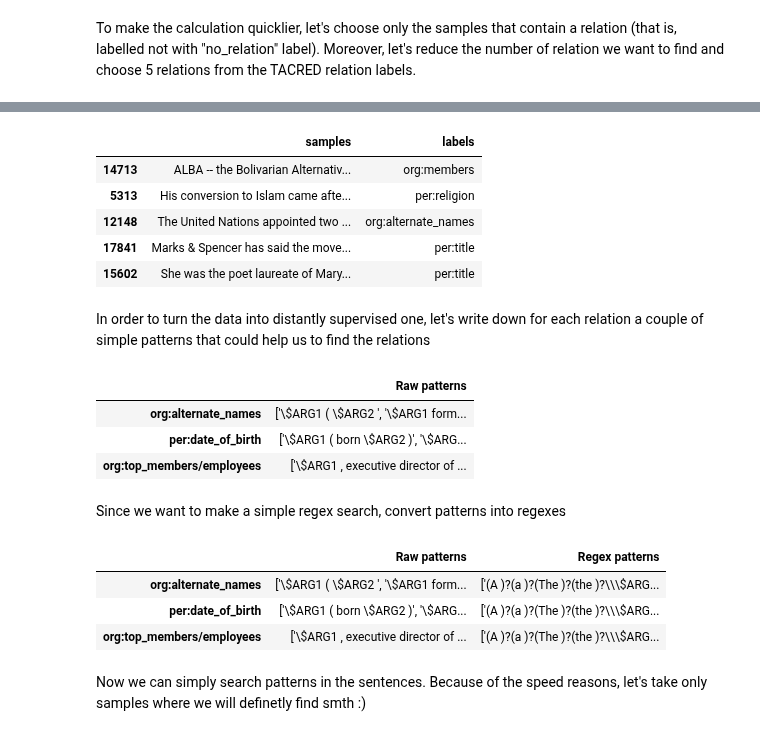
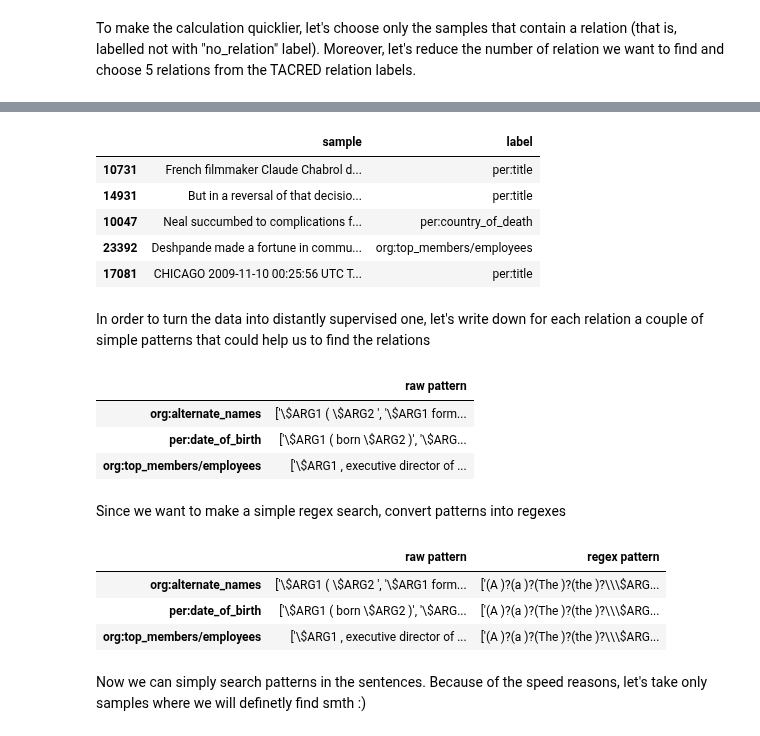
Before and after one commit to knodle/knodle, a Jupyter notebook: tutorials/RelationExtractionDataset/Prepare_RE_Data.ipynb, the cells around one changed output, grey strips where cells are left out. Saved outputs shown, nothing was run; the diff lists cells and outputs as text; code cells hidden in the pictures.

```diff
--- a/tutorials/RelationExtractionDataset/Prepare_RE_Data.ipynb
+++ b/tutorials/RelationExtractionDataset/Prepare_RE_Data.ipynb
@@ -48,9 +46,9 @@ def process_data(path_to_data):
                 elif token == "-RRB-":
                     token = ")"
                 sample += " " + token
-    return samples, relations
+    return pd.DataFrame.from_dict({"sample": samples, "label": relations})
 
-samples, labels = process_data(conll_file)
+samples = process_data(conll_file)
 # %% [markdown]
 Let's inspect all relation labels that we have in our dataset
 # %%
@@ -60,3 +57,0 @@ print(set(labels))
-# %%
-samples = pd.DataFrame.from_dict({"samples": samples, "labels": labels})
-samples.head()
@@ -76,4 +60,2 @@ selected_labels = {'org:alternate_names', 'per:date_of_birth', "org:top_members/
 # %%
-# todo: simplify
-relevant_samples = samples[samples["labels"]!='no_relation'].sample(n=400)
-relevant_samples.groupby('labels').count()
+selected_samples = samples[samples["label"]!='no_relation'].sample(n=400, random_state=5)
@@ -99,12 +62,12 @@ relevant_samples.groupby('labels').count()
 # %%
-relevant_samples.head()
+selected_samples.head()
 # %% [output]
-|  | samples | labels |
-| 14713 | ALBA -- the Bolivarian Alternativ... | org:members |
-| 5313 | His conversion to Islam came afte... | per:religion |
-| 12148 | The United Nations appointed two ... | org:alternate_names |
-| 17841 | Marks & Spencer has said the move... | per:title |
-| 15602 | She was the poet laureate of Mary... | per:title |
+|  | sample | label |
+| 10731 | French filmmaker Claude Chabrol d... | per:title |
+| 14931 | But in a reversal of that decisio... | per:title |
+| 10047 | Neal succumbed to complications f... | per:country_of_death |
+| 23392 | Deshpande made a fortune in commu... | org:top_members/employees |
+| 17081 | CHICAGO 2009-11-10 00:25:56 UTC T... | per:title |
 # %% [markdown]
 In order to turn the data into distantly supervised one, let's write down for each relation a couple of simple patterns that could help us to find the relations
 # %%
@@ -129,7 +90,7 @@ def escape_dollar(string):
 # %%
-patterns.apply(lambda x: [escape_dollar(pattern) for pattern in x]).head()
+relation_patterns_df.apply(lambda x: escape_dollar(x)).head()
 # %% [output]
-|  | Raw patterns |
+|  | raw pattern |
 | org:alternate_names | ['\$ARG1 ( \$ARG2 ', '\$ARG1 form... |
 | per:date_of_birth | ['\$ARG1 ( born \$ARG2 )', '\$ARG... |
 | org:top_members/employees | ['\$ARG1 , executive director of ... |
@@ -140,13 +101,14 @@ def preprocess_patterns(patterns):
     regex_patterns = [re.sub("\\\\\\$ARG", "(A )?(a )?(The )?(the )?\\$ARG", re.escape(pattern)) for pattern in patterns]
     return regex_patterns
 
-patterns["Regex patterns"] = patterns["Raw patterns"].apply(preprocess_patterns)
-patterns.apply(lambda x: [escape_dollar(pattern) for pattern in x]).head()
+relation_patterns_df["regex pattern"] = relation_patterns_df["raw pattern"].apply(preprocess_patterns)
-# %% [output]
-|  | Raw patterns | Regex patterns |
-| org:alternate_names | ['\$ARG1 ( \$ARG2 ', '\$ARG1 form... | ['(A )?(a )?(The )?(the )?\\\$ARG... |
-| per:date_of_birth | ['\$ARG1 ( born \$ARG2 )', '\$ARG... | ['(A )?(a )?(The )?(the )?\\\$ARG... |
-| org:top_members/employees | ['\$ARG1 , executive director of ... | ['(A )?(a )?(The )?(the )?\\\$ARG... |
+# %%
+relation_patterns_df.apply(lambda x: escape_dollar(x)).head()
+# %% [output]
+|  | raw pattern | regex pattern |
+| org:alternate_names | ['\$ARG1 ( \$ARG2 ', '\$ARG1 form... | ['(A )?(a )?(The )?(the )?\\\$ARG... |
+| per:date_of_birth | ['\$ARG1 ( born \$ARG2 )', '\$ARG... | ['(A )?(a )?(The )?(the )?\\\$ARG... |
+| org:top_members/employees | ['\$ARG1 , executive director of ... | ['(A )?(a )?(The )?(the )?\\\$ARG... |
 # %% [markdown]
 Now we can simply search patterns in the sentences. Because of the speed reasons, let's take only samples where we will definetly find smth :)
 # %%
```
Also changed, not shown: parts of 27 cells of this notebook.
